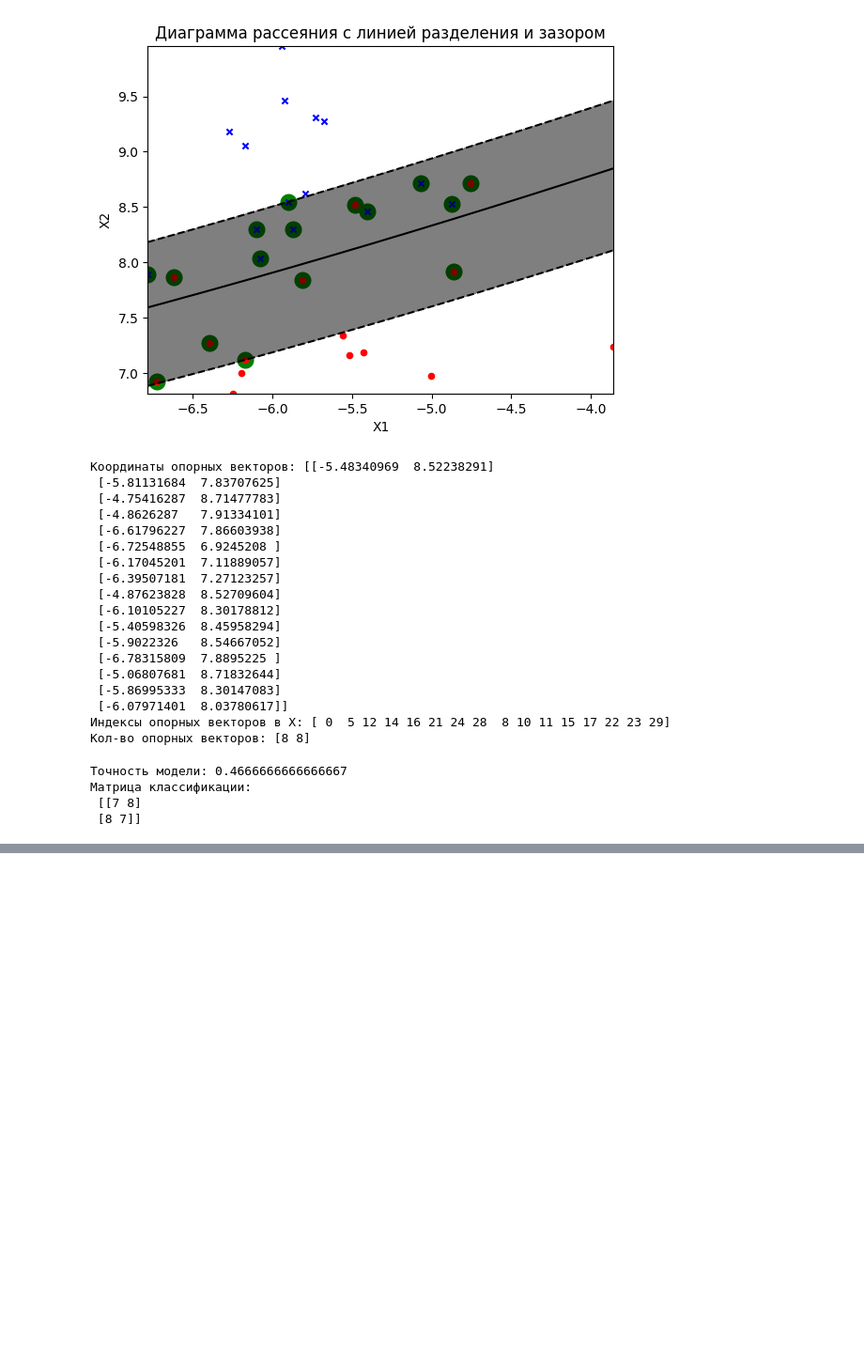
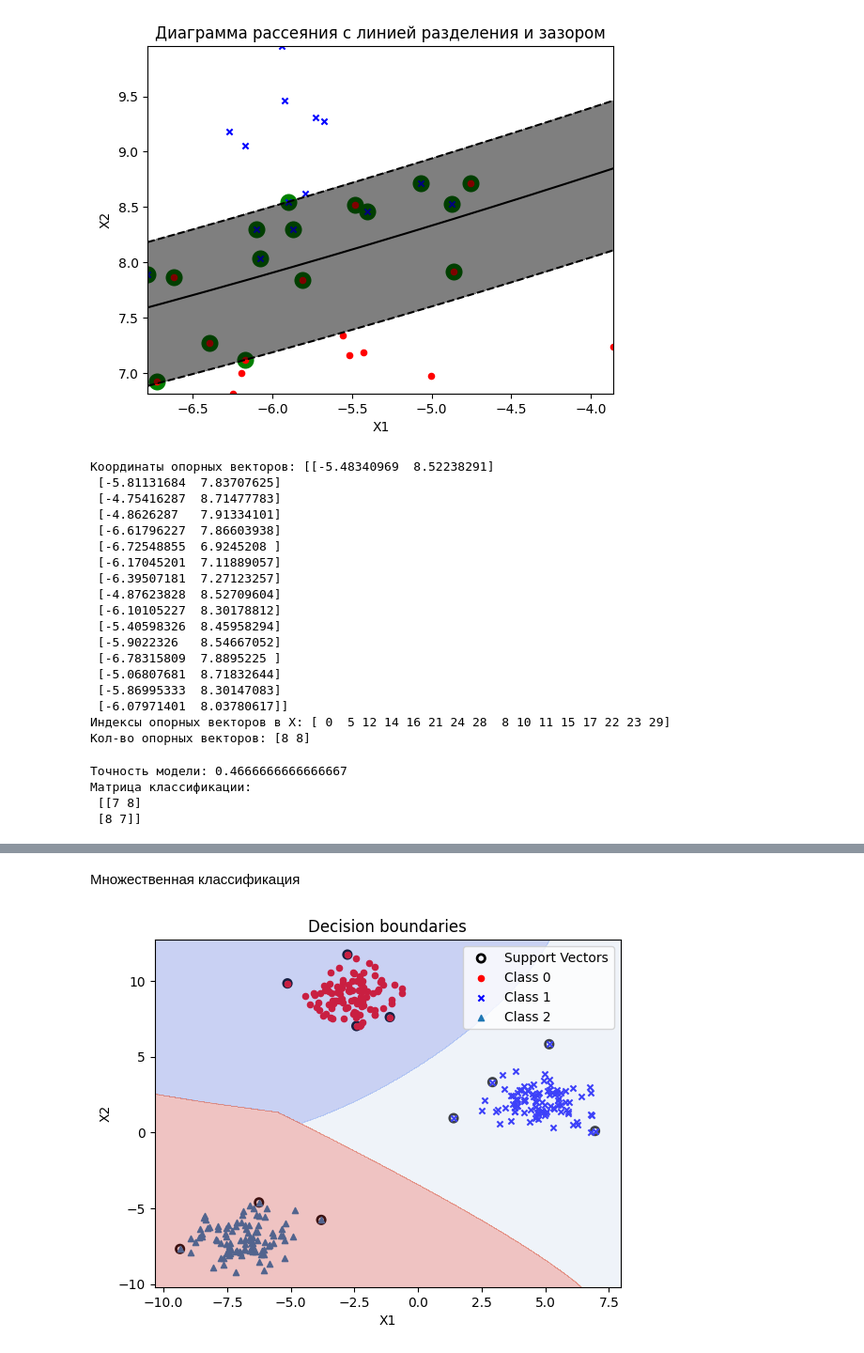
Before and after one commit to woodwyyn/ML, a Jupyter notebook: ML3_2.ipynb, the cells around one changed output, grey strips where cells are left out. Shown at 94% size. Drawn from its saved outputs; the diff is of its cells as text; code cells hidden in the pictures; blank space fills up the shorter version.

```diff
--- a/ML3_2.ipynb
+++ b/ML3_2.ipynb
@@ -231,0 +282,7 @@ print(f"Матрица классификации:\n {metrics.confusion_matrix(y
+# %%
+from sklearn.svm import LinearSVC
+
+for C_val in [0.01, 1, 100, 1000]:
+  model = LinearSVC(C=C_val)
+  model.fit(X_3, y_3)
+  print(f"Accuracy: {metrics.accuracy_score(y_3, model.predict(X_3))}")
@@ -231,0 +296,10 @@ print(f"Матрица классификации:\n {metrics.confusion_matrix(y
+# %%
+from sklearn.datasets import make_classification
+
+X_big, y_big = make_classification(n_samples=1000, n_features=5, n_informative=3, n_classes=2, random_state=42)
+
+for kernel in ['linear', 'rbf', 'poly']:
+  for C in [0.1, 1, 10]:
+    start = time.time()
+    model = SVC(kernel=kernel, C=C).fit(X_big, y_big)
+    print(f"Kernel: {kernel}, C: {C}, Accuracy: {metrics.accuracy_score(y_big, model.predict(X_big))}, Time: {(time.time() - start):.4f} sec")
@@ -231,0 +316,36 @@ print(f"Матрица классификации:\n {metrics.confusion_matrix(y
+# %% [markdown]
+Множественная классификация
+# %%
+def plot_decision_regions(X, y, model):
+    plt.scatter(model.support_vectors_[:, 0], model.support_vectors_[:, 1], linewidth=2, facecolors='none', edgecolors='k', label='Support Vectors')
+
+    plt.scatter(X[:, 0][y == 0], X[:, 1][y == 0], marker="o", c='r', s=20, label='Class 0')
+    plt.scatter(X[:, 0][y == 1], X[:, 1][y == 1], marker="x", c='b', s=20, label='Class 1')
+    if len(np.unique(y)) > 2:
+        for class_idx in np.unique(y)[2:]:
+            plt.scatter(X[:, 0][y == class_idx], X[:, 1][y == class_idx], marker="^", s=20, label=f'Class {class_idx}')
+
+    # Генерация сетки
+    x_min, x_max = X[:, 0].min() - 1, X[:, 0].max() + 1
+    y_min, y_max = X[:, 1].min() - 1, X[:, 1].max() + 1
+    h = 0.02
+    xx, yy = np.meshgrid(np.arange(x_min, x_max, h),
+                         np.arange(y_min, y_max, h))
+
+    Z = model.predict(np.c_[xx.ravel(), yy.ravel()])
+    Z = Z.reshape(xx.shape)
+
+    plt.contourf(xx, yy, Z, alpha=0.3, cmap=plt.cm.coolwarm)
+    plt.title("Decision boundaries")
+    plt.xlabel('X1')
+    plt.ylabel('X2')
+    plt.legend()
+    plt.show()
+
+X_multi, y_multi = make_blobs(n_samples=300, centers=3, n_features=2, random_state=42)
+model_multi = SVC(kernel='rbf', C=10)
+model_multi.fit(X_multi, y_multi)
+
+plot_decision_regions(X_multi, y_multi, model_multi)
+# %% [output]
+[figure, added]
```
Also changed, not shown: parts of 7 cells of this notebook.
